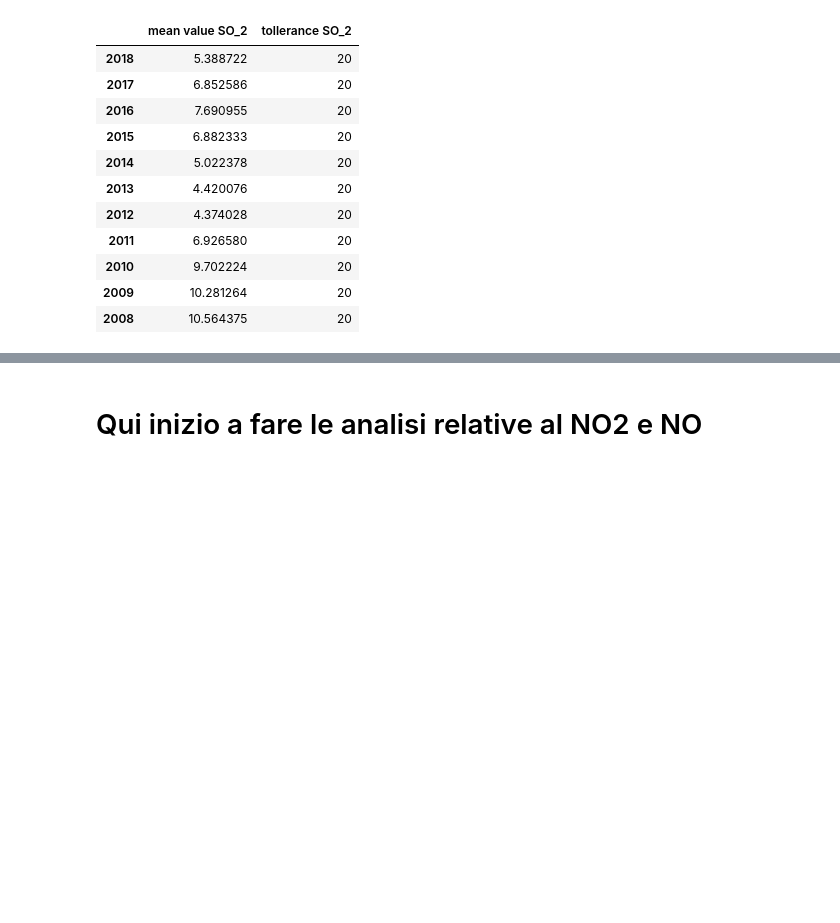
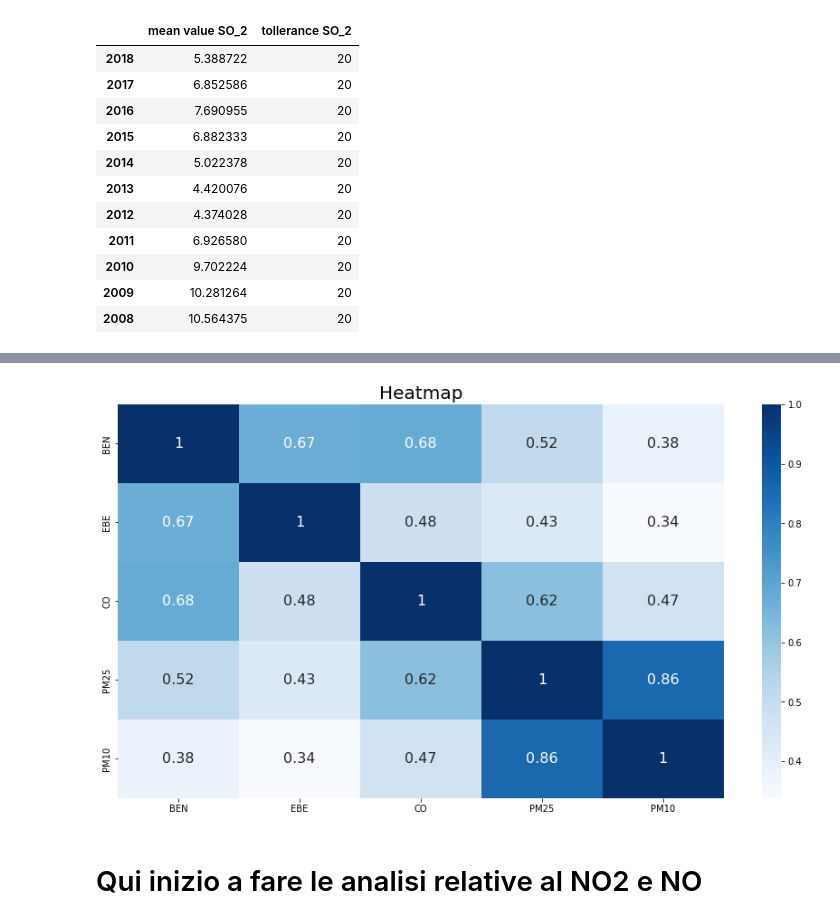
Before and after one commit to ChiaraAmalia/DataScience2Project, a Jupyter notebook: Data2Analysis.ipynb, the cells around one changed output, grey strips where cells are left out. Drawn from its saved outputs; the diff is of its cells as text; code cells hidden in the pictures; blank space fills up the shorter version.

```diff
--- a/Data2Analysis.ipynb
+++ b/Data2Analysis.ipynb
@@ -549,3 +565,10 @@ plt.show()
+# %%
+plt.figure(figsize=(15,8))
+sns.heatmap(result.corr(), cmap = 'Blues', annot = True, annot_kws={"fontsize": 16})
+plt.title('Heatmap', fontsize = 20)
+plt.show()
+# %% [output]
+[figure, added]
 # %% [markdown]
 # Qui inizio a fare le analisi relative al NO2 e NO
 # %%
```
Also changed, not shown: parts of 4 cells of this notebook, 1 other file.
